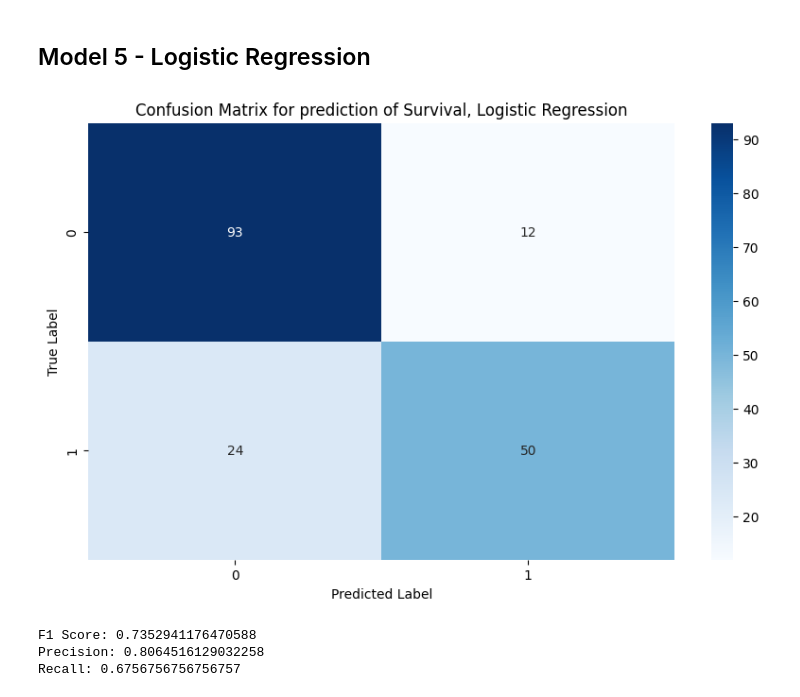
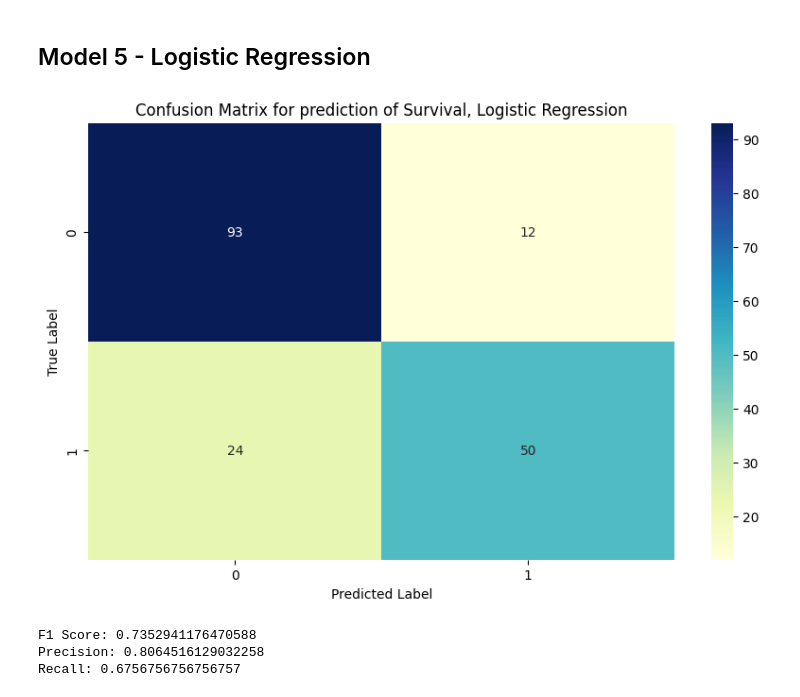
Before and after one commit to SarankanT/546-Final-Project, a Jupyter notebook: Titanic_proposal_Baseline&Improvements_MSCI546.ipynb, the cells around one changed output. Drawn from its saved outputs; the diff is of its cells as text; code cells hidden in the pictures.

```diff
--- a/Titanic_proposal_Baseline&Improvements_MSCI546.ipynb
+++ b/Titanic_proposal_Baseline&Improvements_MSCI546.ipynb
@@ -451,16 +495,16 @@ y_pred_log_reg = log_reg.predict(X_Testing)
 # %%
 # evaluate model
 log_reg_cm = metrics.confusion_matrix(y_testing, y_pred_knn)
 
 # plot confusion matrix
 plt.figure(figsize=(10, 6))
-sns.heatmap(log_reg_cm, annot=True, fmt='d', cmap='Blues')
+sns.heatmap(pd.DataFrame(log_reg_cm), annot=True, cmap="YlGnBu" ,fmt='g')
 plt.title('Confusion Matrix for prediction of Survival, Logistic Regression')
 plt.xlabel('Predicted Label')
 plt.ylabel('True Label')
 plt.show()
 # %% [output]
-[figure, old version]
+[figure, new version]
 # %%
 # compute metrics
 F1 = f1_score(y_testing,y_pred_knn)
```
Also changed, not shown: parts of 19 cells of this notebook.
